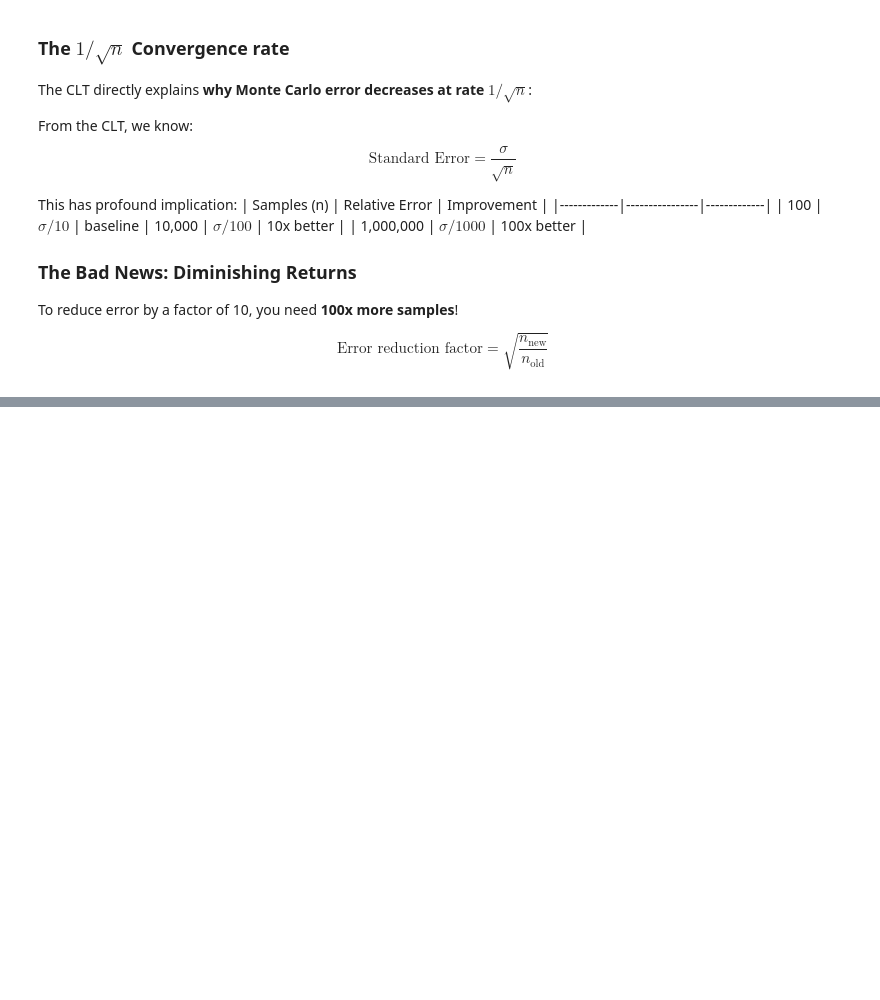
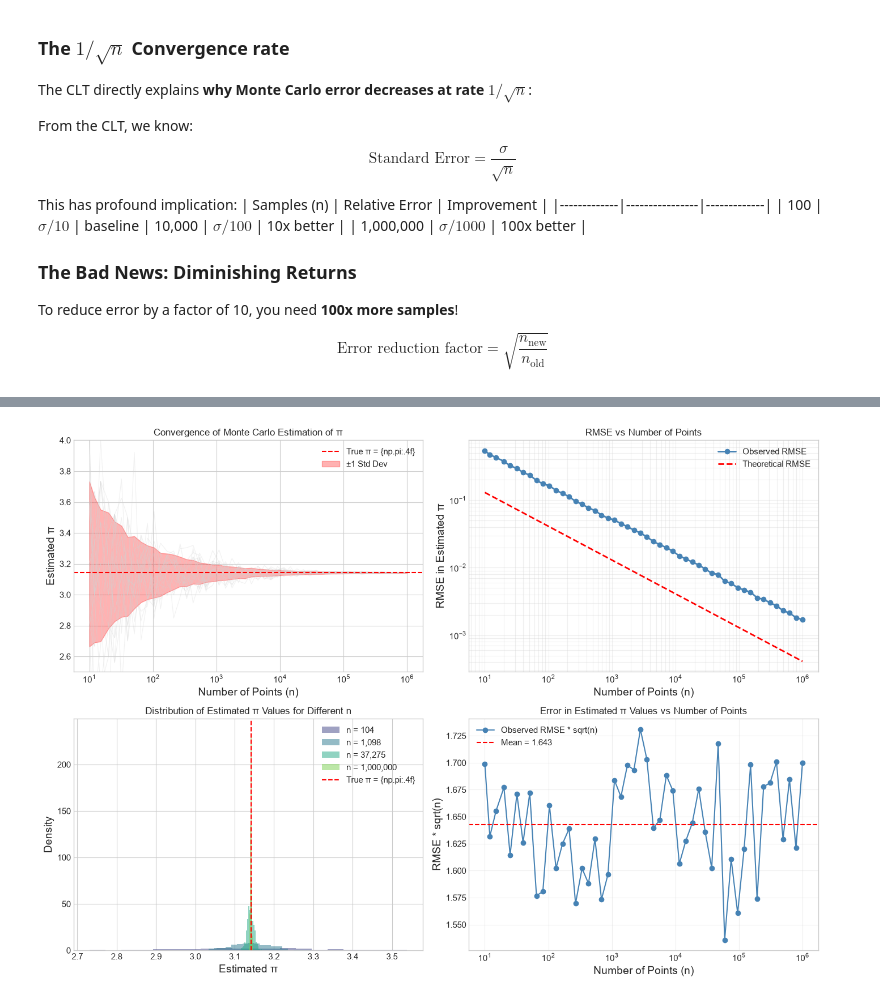
Before and after one commit to YasmineCharifi/Brownian-Motion-Simulator, a Jupyter notebook: notebooks/monte_carlo_error.ipynb, the cells around one changed output, grey strips where cells are left out. Cells and saved outputs as stored; diff of their text form; code cells hidden in the pictures; blank space fills up the shorter version.

```diff
--- a/notebooks/monte_carlo_error.ipynb
+++ b/notebooks/monte_carlo_error.ipynb
@@ -191,0 +242,72 @@ AttributeError: Line2D.set() got an unexpected keyword argument 'clinewidth'
+# %%
+# track convergence and error
+n_values = np.logspace(1, 6, 50).astype(int)
+n_simulations = 500
+
+estimated_pis = np.zeros((len(n_values), n_simulations))
+for i, n in enumerate(n_values):
+    for j in range(n_simulations):
+        estimated_pis[i, j] = estimate_pi(n)[0]
+
+# calculate mean and standard deviation of estimated pi values
+mean_estimated_pis = np.mean(estimated_pis, axis=1)
+std_estimated_pis = np.std(estimated_pis, axis=1)
+error_estimated_pis = np.abs(mean_estimated_pis - np.pi)
+rmse_estimated_pis = np.sqrt(np.mean((estimated_pis - np.pi)**2, axis=1))
+
+# plot convergence and error
+fig, axes = plt.subplots(2, 2, figsize=(14, 10))
+
+# Mean of estimated pi values
+ax = axes[0, 0]
+for j in range(min(20, n_simulations)):
+    ax.semilogx(n_values, estimated_pis[:, j], color='lightgray', alpha=0.3, lw=0.8)
+ax.axhline(np.pi, color='red', linestyle='--', label='True π = {np.pi:.4f}')
+ax.fill_between(n_values, mean_estimated_pis - std_estimated_pis, mean_estimated_pis + std_estimated_pis, color='red', alpha=0.3, label='±1 Std Dev')
+ax.set_xlabel('Number of Points (n)')
+ax.set_ylabel('Estimated π')
+ax.set_title('Convergence of Monte Carlo Estimation of π')
+ax.legend()
+ax.set_ylim(2.5, 4.0)
+
+# RMSE in estimated pi values
+ax = axes[0, 1]
+ax.loglog(n_values, rmse_estimated_pis, marker='o', linestyle='-', color='steelblue', lw=2, label='Observed RMSE')
+# theoretical
+p = np.pi/4
+theoretical_rmse = np.sqrt(p*(1-p)/n_values)
+ax.loglog(n_values, theoretical_rmse, 'r--', linewidth=2, label='Theoretical RMSE')
+ax.set_xlabel('Number of Points (n)')
+ax.set_ylabel('RMSE in Estimated π')
+ax.set_title('RMSE vs Number of Points')
+ax.legend()
+ax.grid(True, alpha=0.3, which='both')
+
+# Distribution of estimated pi values for n
+ax = axes[1, 0]
+colors = plt.cm.viridis(np.linspace(0.2, 0.8, 4))
+for i, n_idx in enumerate([10, 20, 35, 49]):
+    n = n_values[n_idx]
+    ax.hist(estimated_pis[n_idx, :], bins=20, density=True, alpha=0.5, color=colors[i], label=f'n = {n:,}')
+ax.axvline(np.pi, color='red', linestyle='--', label='True π = {np.pi:.4f}')
+ax.set_xlabel('Estimated π')
+ax.set_ylabel('Density')
+ax.set_title('Distribution of Estimated π Values for Different n')
+ax.legend()
+
+# Error in estimated pi values for n
+ax = axes[1, 1]
+scaled_errors = rmse_estimated_pis * np.sqrt(n_values)
+ax.semilogx(n_values, scaled_errors, marker='o', linestyle='-', color='steelblue', lw=1.5, label='Observed RMSE * sqrt(n)')
+ax.axhline(np.mean(scaled_errors[10:]), color='red', linestyle='--', label=f'Mean = {np.mean(scaled_errors[10:]):.3f}')
+ax.set_xlabel('Number of Points (n)')
+ax.set_ylabel('RMSE * sqrt(n)')
+ax.set_title('Error in Estimated π Values vs Number of Points')
+ax.legend()
+plt.grid(True, alpha=0.3)
+
+plt.tight_layout()
+plt.savefig('reports/monte_carlo_pi_convergence_analysis.png', dpi=150, bbox_inches='tight')
+plt.show()
+# %% [output]
+[figure, added]
```
Also changed, not shown: parts of 3 cells of this notebook, 1 other file.
